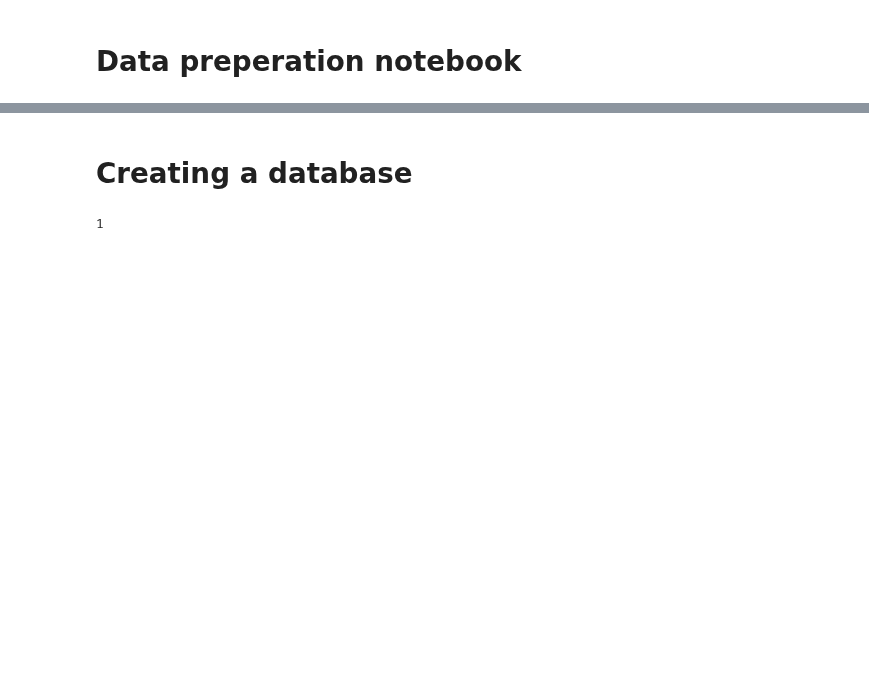
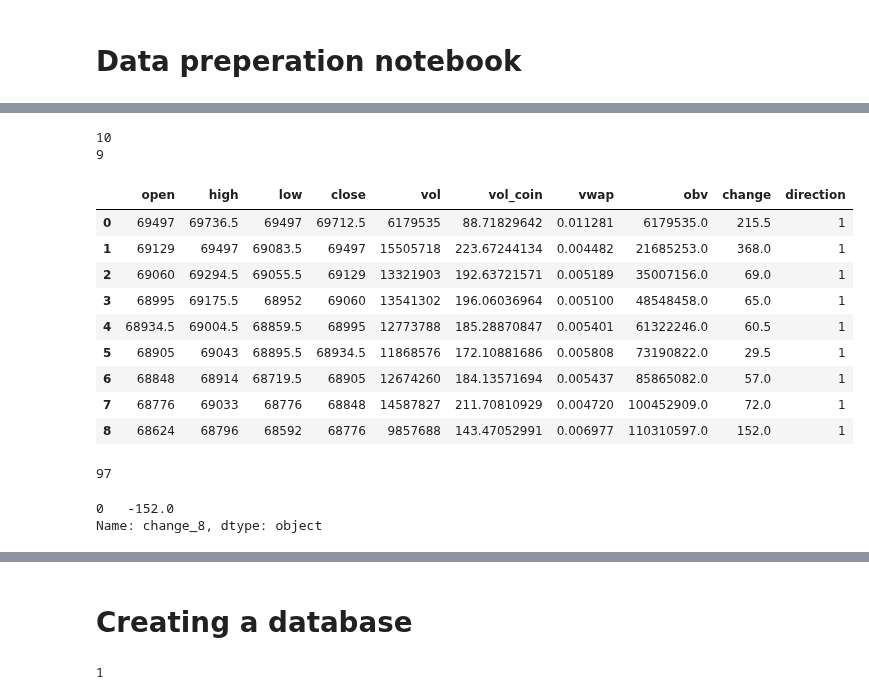
Before and after one commit to georghoeller/fastbook, a Jupyter notebook: my-stuff/lesson0-sqllite/db-and-data-prep.ipynb, the cells around one changed output, grey strips where cells are left out. Saved outputs shown, nothing was run; the diff lists cells and outputs as text; code cells hidden in the pictures; blank space fills up the shorter version.

```diff
--- a/my-stuff/lesson0-sqllite/db-and-data-prep.ipynb
+++ b/my-stuff/lesson0-sqllite/db-and-data-prep.ipynb
@@ -84,0 +130,27 @@ prep_df
+# %%
+stacked_df_cols = ["open","high","low","close","vol","vol_coin","vwap","obv","change","direction"]
+print(len(stacked_df_cols))
+print(len(df)-1)
+df.loc[0:len(df)-2,stacked_df_cols]
+# %% [output]
+10
+9
+|  | open | high | low | close | vol | vol_coin | vwap | obv | change | direction |
+| 0 | 69497 | 69736.5 | 69497 | 69712.5 | 6179535 | 88.71829642 | 0.011281 | 6179535.0 | 215.5 | 1 |
+| 1 | 69129 | 69497 | 69083.5 | 69497 | 15505718 | 223.67244134 | 0.004482 | 21685253.0 | 368.0 | 1 |
+| 2 | 69060 | 69294.5 | 69055.5 | 69129 | 13321903 | 192.63721571 | 0.005189 | 35007156.0 | 69.0 | 1 |
+| 3 | 68995 | 69175.5 | 68952 | 69060 | 13541302 | 196.06036964 | 0.005100 | 48548458.0 | 65.0 | 1 |
+| 4 | 68934.5 | 69004.5 | 68859.5 | 68995 | 12773788 | 185.28870847 | 0.005401 | 61322246.0 | 60.5 | 1 |
+| 5 | 68905 | 69043 | 68895.5 | 68934.5 | 11868576 | 172.10881686 | 0.005808 | 73190822.0 | 29.5 | 1 |
+| 6 | 68848 | 68914 | 68719.5 | 68905 | 12674260 | 184.13571694 | 0.005437 | 85865082.0 | 57.0 | 1 |
+| 7 | 68776 | 69033 | 68776 | 68848 | 14587827 | 211.70810929 | 0.004720 | 100452909.0 | 72.0 | 1 |
+| 8 | 68624 | 68796 | 68592 | 68776 | 9857688 | 143.47052991 | 0.006977 | 110310597.0 | 152.0 | 1 |
+# %%
+len(prep_df.columns)
+# %% [output]
+97
+# %%
+prep_df.change_8
+# %% [output]
+0   -152.0
+Name: change_8, dtype: object
```
Also changed, not shown: parts of 10 cells of this notebook, 2 other files.
